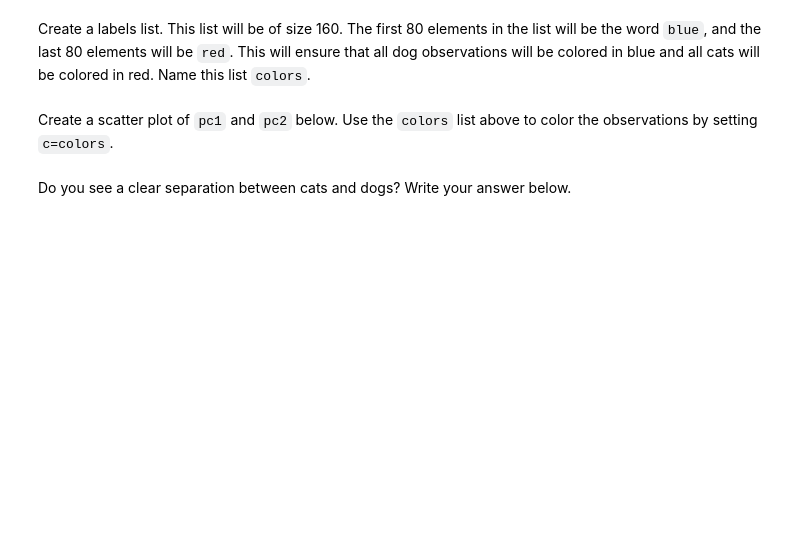
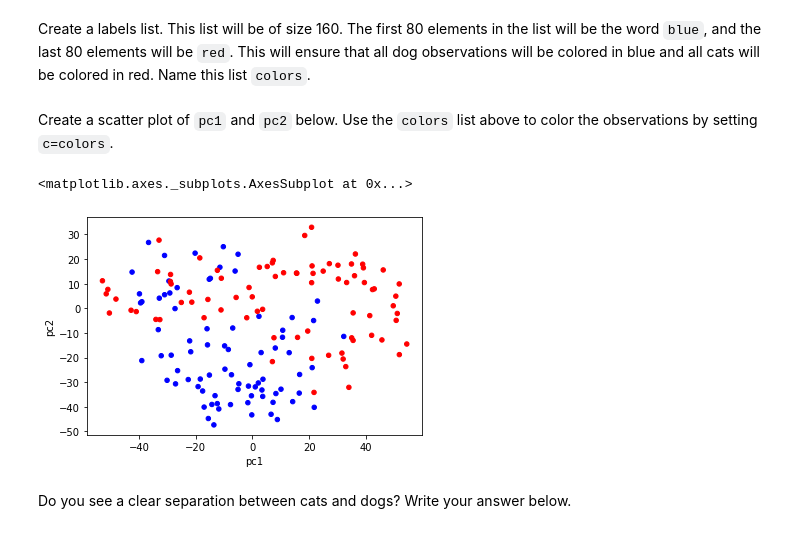
Before and after one commit to ta-datapt-bcn/lab-pca, a Jupyter notebook: your-code/main.ipynb, the cells around one changed output. Saved outputs shown, nothing was run; the diff lists cells and outputs as text; code cells hidden in the pictures; blank space fills up the shorter version.

```diff
--- a/your-code/main.ipynb
+++ b/your-code/main.ipynb
@@ -75,3 +110,6 @@ Load the `PCA` function from `statsmodels` (read about this function [here](http
 Use `numpy` to find to transpose the standardized pet array. This will help us compute the projection.
 # %%
 # Your code here:
+
+transpose = pet_standardized.transpose()
+transpose
@@ -79,6 +131,8 @@ Use `numpy` to find to transpose the standardized pet array. This will help us c
 Find the dot product of the transposed standardized pet matrix and the `factors` of the `PCA` model found above. This will be the projection onto 2 dimensions. This means that each cat and dog image will now only have two columns instead of 4096.
 # %%
 # Your code here:
+
+animal_dot = np.dot(transpose, pc.factors)
 # %% [markdown]
 # Challenge 3 - Plotting the Data
 
@@ -89,0 +142,6 @@ In the cell below, turn the two dimensional projection into a pandas dataframe a
+# %%
+# Your code here:
+
+df = pd.DataFrame(animal_dot)
+df.columns = ["pc1", "pc2"]
+df.head()
@@ -94,6 +157,15 @@ Create a labels list. This list will be of size 160. The first 80 elements in th
+# %%
+# Your code here:
+
+colors = ["blue" if i < 80 else "red"  for i in range(160)]
 # %% [markdown]
 Create a scatter plot of `pc1` and `pc2` below. Use the `colors` list above to color the observations by setting `c=colors`.
 # %%
 # Your code here:
+
+df.plot.scatter(x="pc1", y="pc2", c=colors)
+# %% [output]
+<matplotlib.axes._subplots.AxesSubplot at 0x...>
+[figure, added]
 # %% [markdown]
 Do you see a clear separation between cats and dogs? Write your answer below.
```
Also changed, not shown: parts of 19 cells of this notebook.
